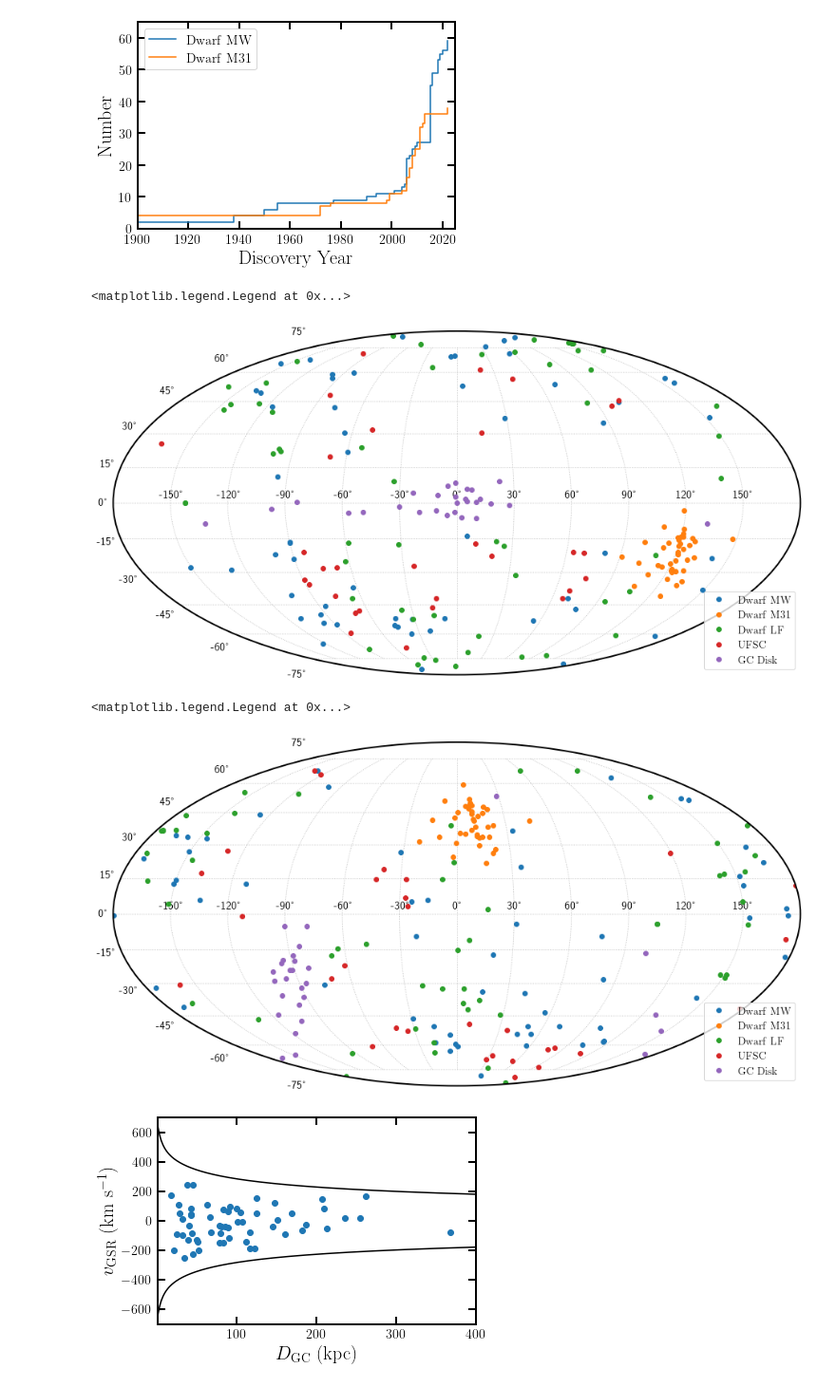
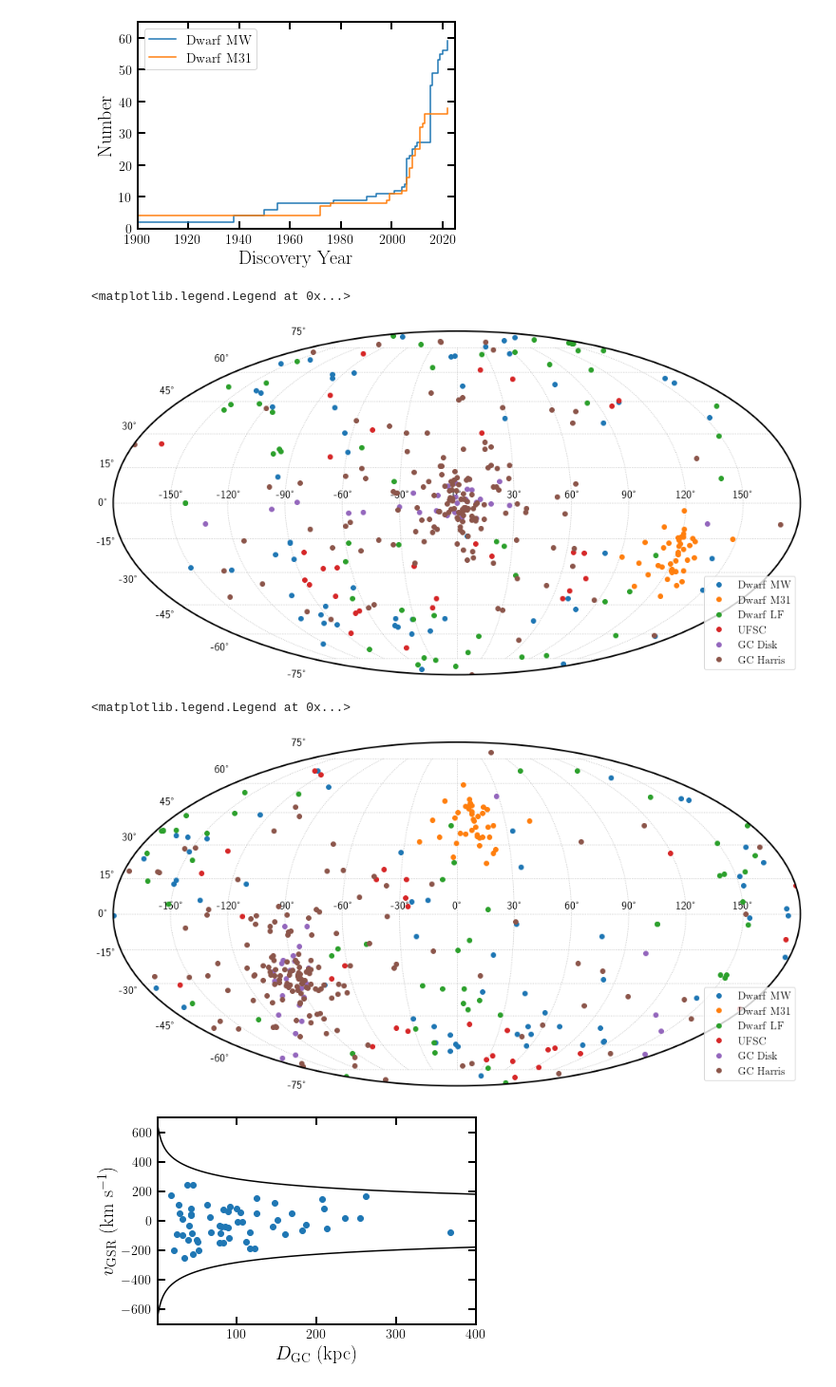
Before and after one commit to apace7/local_volume_database, a Jupyter notebook: example_notebooks/example_plots.ipynb, the cells around one changed output. Shown at 95% size. Saved outputs shown, nothing was run; the diff lists cells and outputs as text; code cells hidden in the pictures.

```diff
--- a/example_notebooks/example_plots.ipynb
+++ b/example_notebooks/example_plots.ipynb
@@ -32,6 +33,7 @@ dsph_m31 = table.Table.read('../data/dwarf_m31.csv')
 dsph_lf = table.Table.read('../data/dwarf_local_field.csv')
 ufsc = table.Table.read('../data/gc_ufsc.csv')
 gc_disk = table.Table.read('../data/gc_disk.csv')
+gc_harris = table.Table.read('../data/gc_harris.csv')
 # %% [markdown]
 dsph_mw = MW dwarf galaxies (most distant is Eridanus 2)
 
@@ -274,19 +281,22 @@ c_ufsc = coord.SkyCoord(ra=ufsc['ra']*u.deg, dec=ufsc['dec']*u.deg,  frame='icrs
                       distance=ufsc['distance']*u.kpc)
 c_gc_disk = coord.SkyCoord(ra=gc_disk['ra']*u.deg, dec=gc_disk['dec']*u.deg,  frame='icrs',
                       distance=gc_disk['distance']*u.kpc)
+c_gc_harris = coord.SkyCoord(ra=gc_harris['ra']*u.deg, dec=gc_harris['dec']*u.deg,  frame='icrs',
+                      distance=gc_harris['distance']*u.kpc)
 # %%
 fig = plt.figure(1,figsize=(16,11))
 ax = fig.add_subplot(111, projection='mollweide')
 ax.plot(c_dsph_mw.galactic.l.wrap_at(180*u.deg).rad, c_dsph_mw.galactic.b.rad  , 'o', label=r'${\rm Dwarf~MW}$')
 ax.plot(c_dsph_m31.galactic.l.wrap_at(180*u.deg).rad, c_dsph_m31.galactic.b.rad  , 'o', label=r'${\rm Dwarf~M31}$')
 ax.plot(c_dsph_lf.galactic.l.wrap_at(180*u.deg).rad, c_dsph_lf.galactic.b.rad  , 'o', label=r'${\rm Dwarf~LF}$')
 ax.plot(c_ufsc.galactic.l.wrap_at(180*u.deg).rad, c_ufsc.galactic.b.rad  , 'o', label=r'${\rm UFSC}$')
 ax.plot(c_gc_disk.galactic.l.wrap_at(180*u.deg).rad, c_gc_disk.galactic.b.rad  , 'o', label=r'${\rm GC~Disk}$')
+ax.plot(c_gc_harris.galactic.l.wrap_at(180*u.deg).rad, c_gc_harris.galactic.b.rad  , 'o', label=r'${\rm GC~Harris}$')
 ax.grid(ls=':')
 ax.legend(loc=4)
 # %% [output]
 <matplotlib.legend.Legend at 0x...>
-[figure, old version]
+[figure, new version]
 # %%
 fig = plt.figure(1,figsize=(16,11))
 ax = fig.add_subplot(111, projection='mollweide')
@@ -295,11 +305,12 @@ ax.plot(c_dsph_m31.ra.wrap_at(180*u.deg).rad, c_dsph_m31.dec.rad  , 'o', label=r
 ax.plot(c_dsph_lf.ra.wrap_at(180*u.deg).rad, c_dsph_lf.dec.rad  , 'o', label=r'${\rm Dwarf~LF}$')
 ax.plot(c_ufsc.ra.wrap_at(180*u.deg).rad, c_ufsc.dec.rad  , 'o', label=r'${\rm UFSC}$')
 ax.plot(c_gc_disk.ra.wrap_at(180*u.deg).rad, c_gc_disk.dec.rad  , 'o', label=r'${\rm GC~Disk}$')
+ax.plot(c_gc_harris.ra.wrap_at(180*u.deg).rad, c_gc_harris.dec.rad  , 'o', label=r'${\rm GC~Harris}$')
 ax.grid(ls=':')
 ax.legend(loc=4)
 # %% [output]
 <matplotlib.legend.Legend at 0x...>
-[figure, old version]
+[figure, new version]
 # %%
 from galpy.potential import MWPotential2014, vesc
 # %%
```
Also changed, not shown: parts of 7 cells of this notebook, 2 other files.
